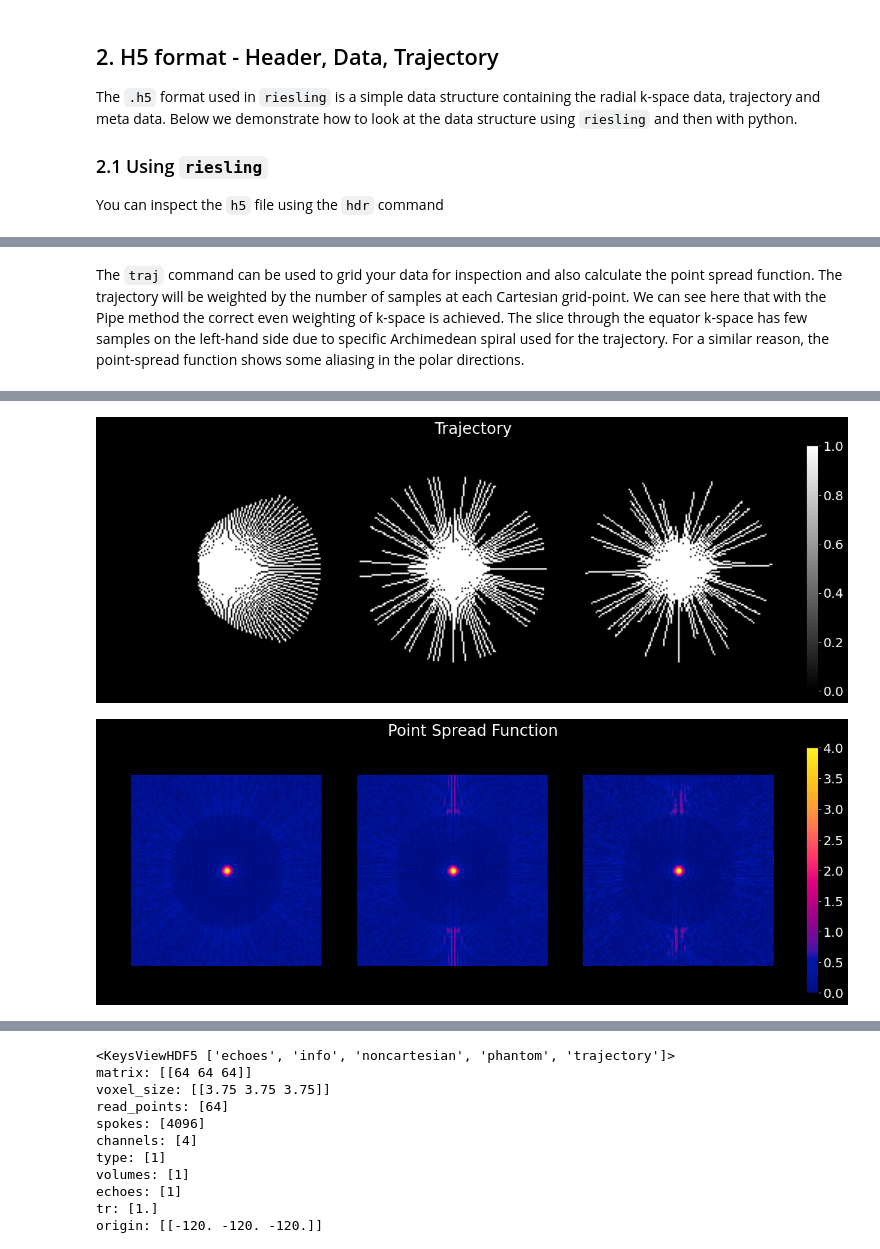
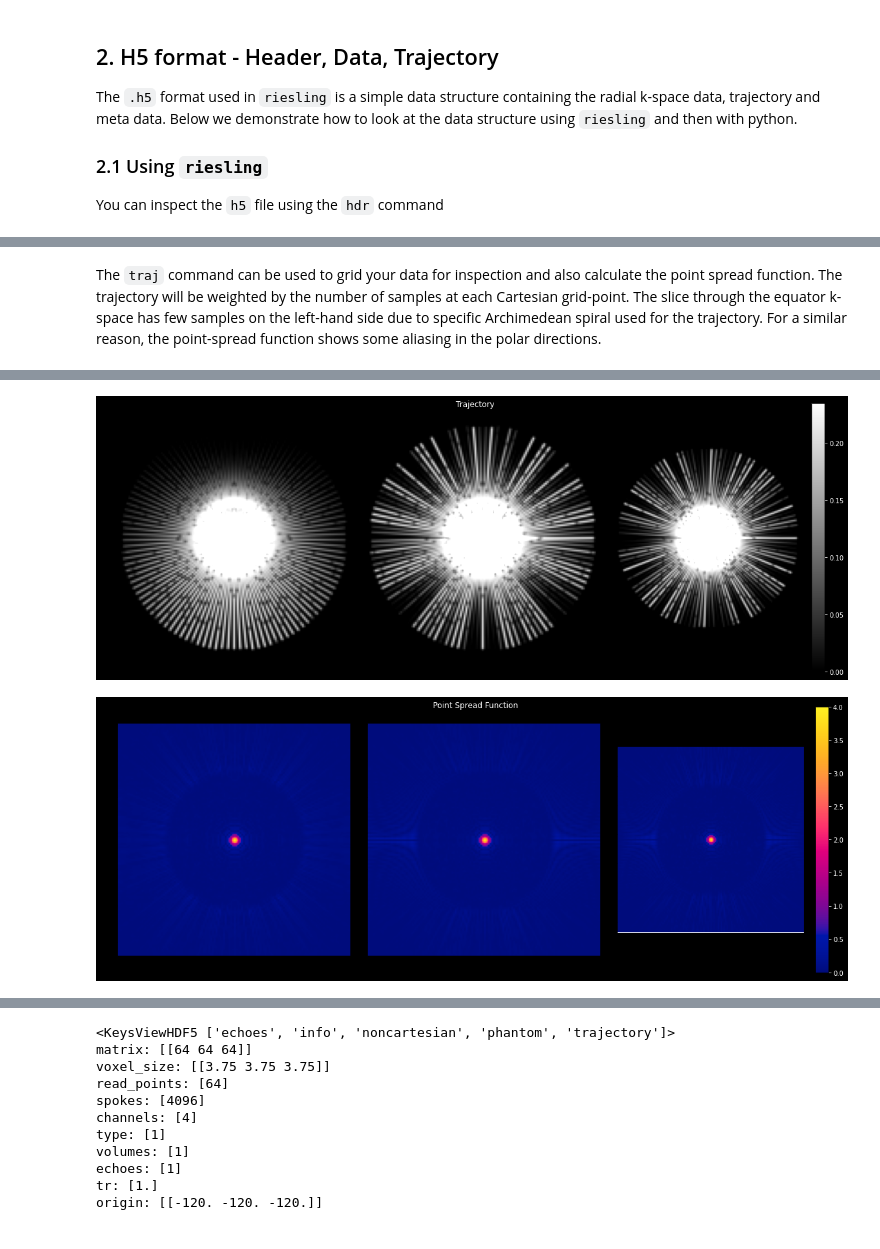
Before and after one commit to spinicist/old-riesling-examples, a Jupyter notebook: tutorial.ipynb, the cells around one changed output, grey strips where cells are left out. Cells and saved outputs as stored; diff of their text form; code cells hidden in the pictures.

```diff
--- a/tutorial.ipynb
+++ b/tutorial.ipynb
@@ -102,9 +102,9 @@ Direction:
 0 1 0
 0 0 1
 # %% [markdown]
-The `traj` command can be used to grid your data for inspection and also calculate the point spread function. The trajectory will be weighted by the number of samples at each Cartesian grid-point. We can see here that with the Pipe method the correct even weighting of k-space is achieved. The slice through the equator k-space has few samples on the left-hand side due to specific Archimedean spiral used for the trajectory. For a similar reason, the point-spread function shows some aliasing in the polar directions.
+The `traj` command can be used to grid your data for inspection and also calculate the point spread function. The trajectory will be weighted by the number of samples at each Cartesian grid-point. The slice through the equator k-space has few samples on the left-hand side due to specific Archimedean spiral used for the trajectory. For a similar reason, the point-spread function shows some aliasing in the polar directions.
 # %%
-!riesling traj --sdc=pipenn --psf tut.h5
-display(rl.images.single('tut-traj.h5', title='Trajectory', dset='traj-image'))
-display(rl.images.single('tut-traj.h5', title='Point Spread Function', dset='psf-image', comp='log', cmap='cet_bmy', clim=(0,4)))
+!riesling traj --psf tut.h5
+display(rl.images.planes('tut-traj.h5', title='Trajectory', dset='traj-image'))
+display(rl.images.planes('tut-traj.h5', title='Point Spread Function', dset='psf-image', comp='log', cmap='cet_bmy', clim=(0,4)))
 # %% [output]
@@ -111,5 +112,5 @@ display(rl.images.single('tut-traj.h5', title='Point Spread Function', dset='psf
-[figure, old version]
+[figure, new version]
-[figure, old version]
+[figure, new version]
 # %% [markdown]
 <a href='sdc'></a>
 ### 2.2 Saving Sample Densities
```
Also changed, not shown: parts of 26 cells of this notebook.
